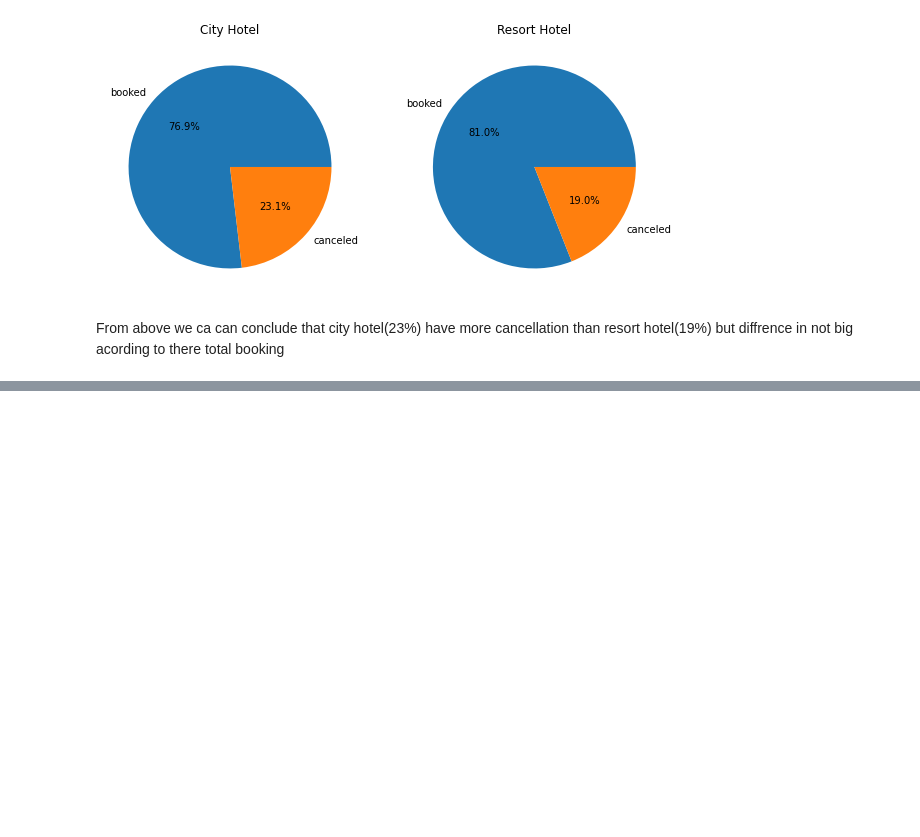
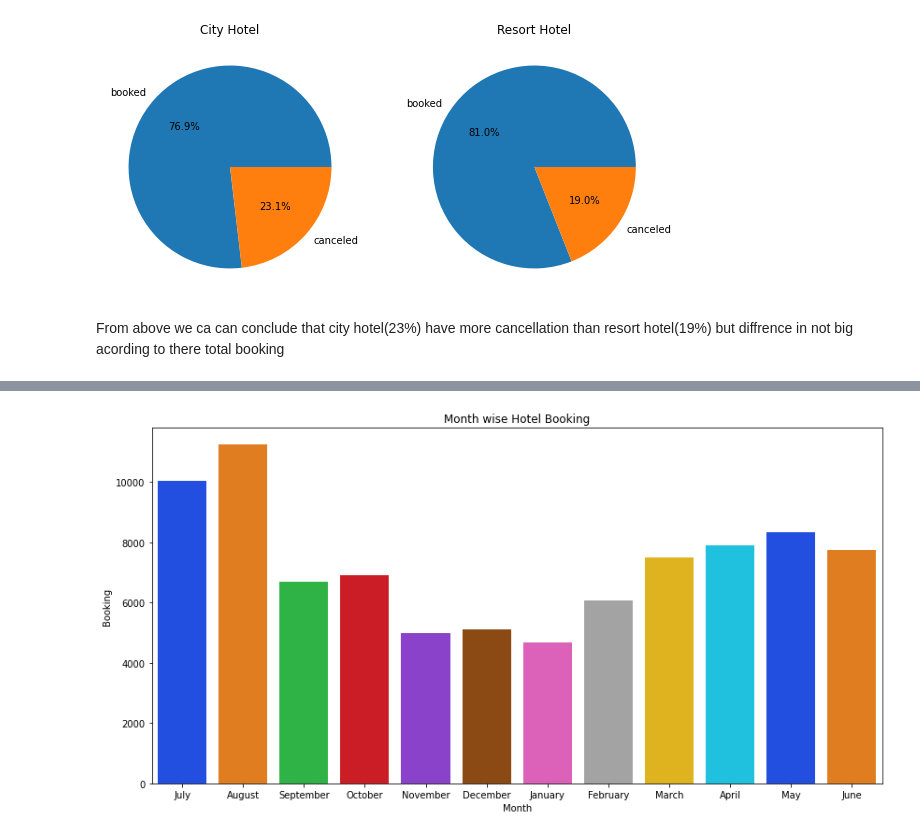
Before and after one commit to rafiddeshmukh/EDA-Hotel_Booking, a Jupyter notebook: Hotel_Booking_Analysis_Capstone_Project.ipynb, the cells around one changed output, grey strips where cells are left out. Drawn from its saved outputs; the diff is of its cells as text; code cells hidden in the pictures; blank space fills up the shorter version.

```diff
--- a/Hotel_Booking_Analysis_Capstone_Project.ipynb
+++ b/Hotel_Booking_Analysis_Capstone_Project.ipynb
@@ -293,0 +373,16 @@ df_new=df[df['is_canceled']==0]
+# %%
+#setting figure size
+plt.figure(figsize=(14,7))
+
+#plotting countplot for month wise booking
+sns.countplot(x=df['arrival_date_month'], palette='bright')
+
+#setting labels for x and y and set title for countplot
+plt.xlabel('Month')
+plt.ylabel('Booking')
+plt.title("Month wise Hotel Booking")
+
+#Display the plot
+plt.show()
+# %% [output]
+[figure, added]
```
Also changed, not shown: parts of 50 cells of this notebook.
